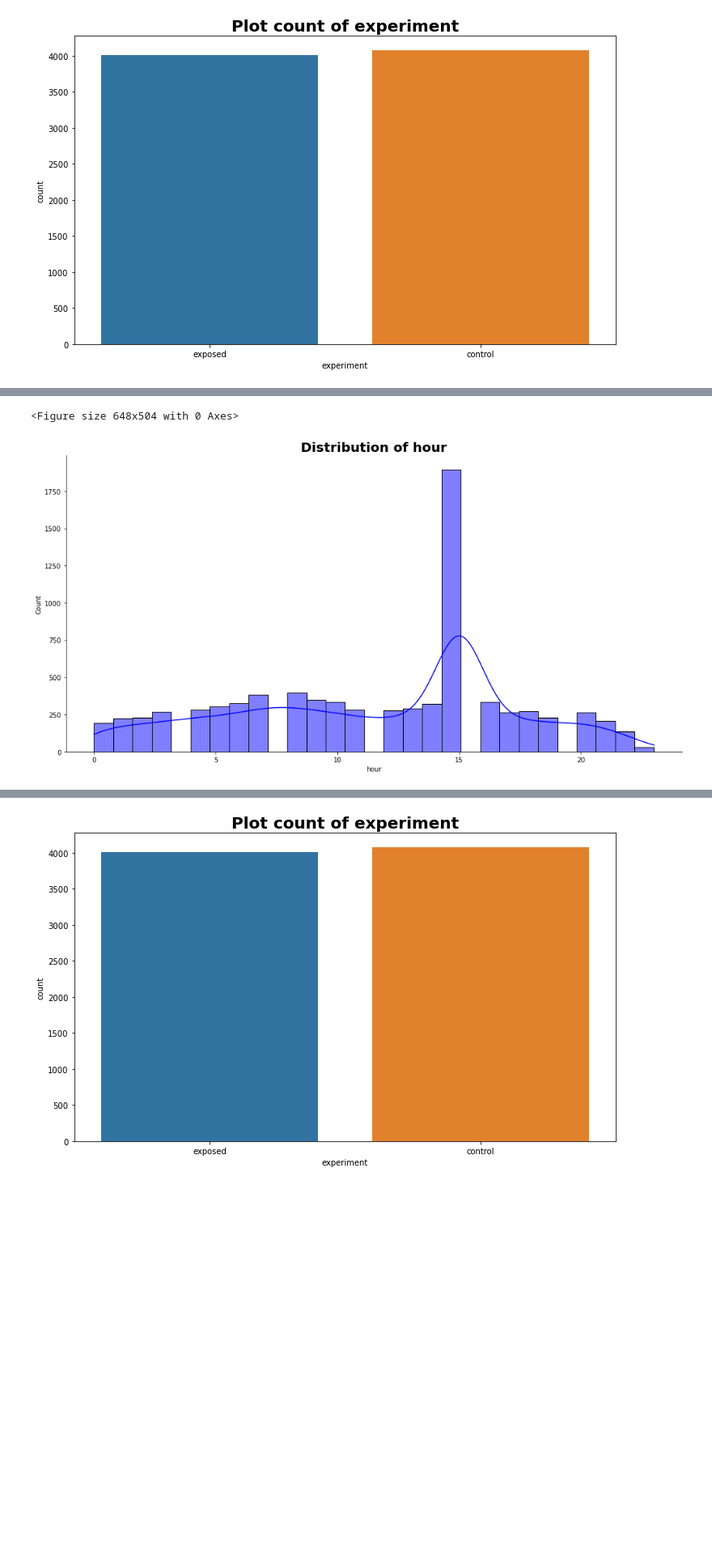
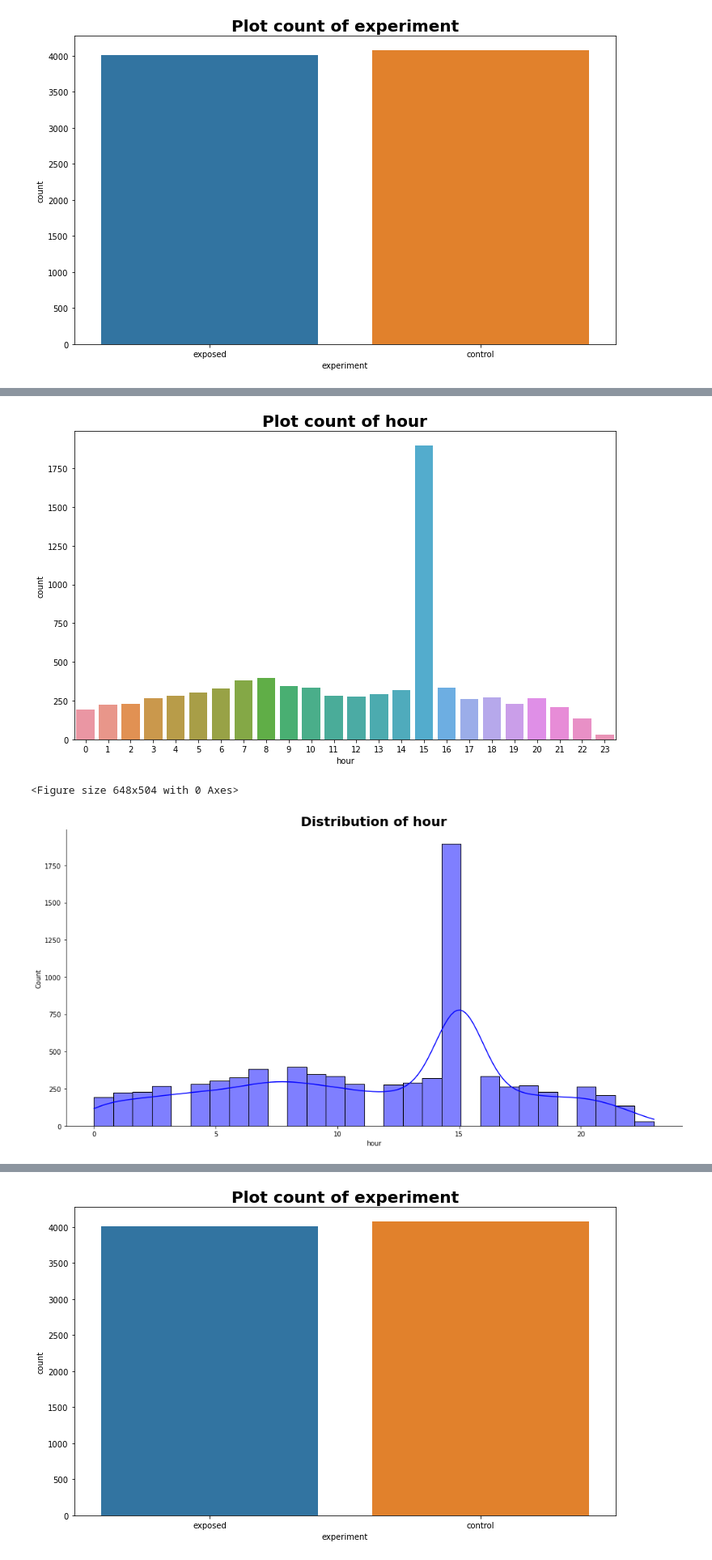
Before and after one commit to Bina-man/Smart-Advertisement, a Jupyter notebook: notebooks/classicABtest.ipynb, the cells around one changed output, grey strips where cells are left out. Shown at 81% size. Drawn from its saved outputs; the diff is of its cells as text; code cells hidden in the pictures; blank space fills up the shorter version.

```diff
--- a/notebooks/classicABtest.ipynb
+++ b/notebooks/classicABtest.ipynb
@@ -69,5 +80,6 @@ plots.plot_hist(dataframe,'platform_os', 'blue')
 # %%
-plots.plot_hist(dataframe,'hour', 'blue')
+BarAndHist(dataframe,'hour','blue')
 # %% [output]
+[figure, new version]
 <Figure size 648x504 with 0 Axes>
-[figure, old version]
+[figure, added]
```
Also changed, not shown: parts of 30 cells of this notebook.
